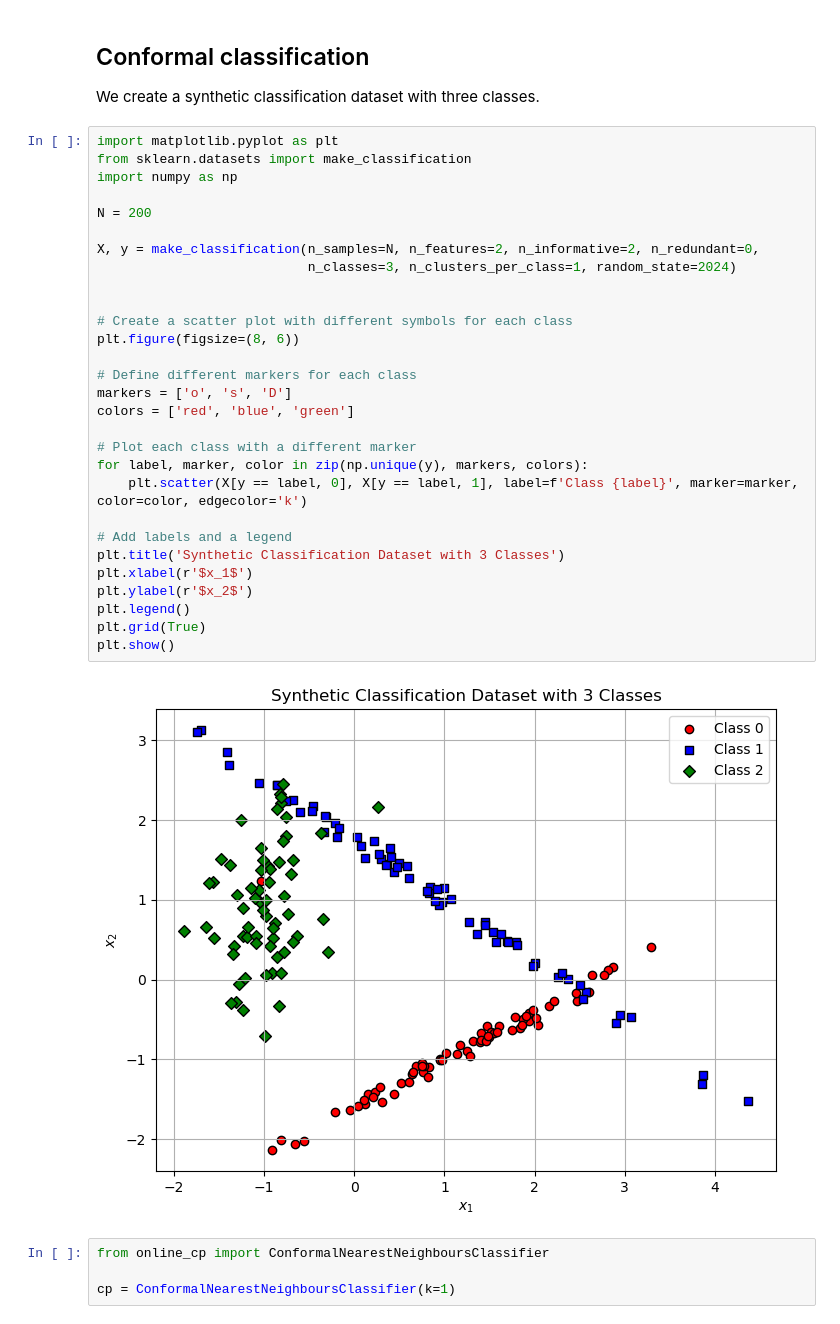
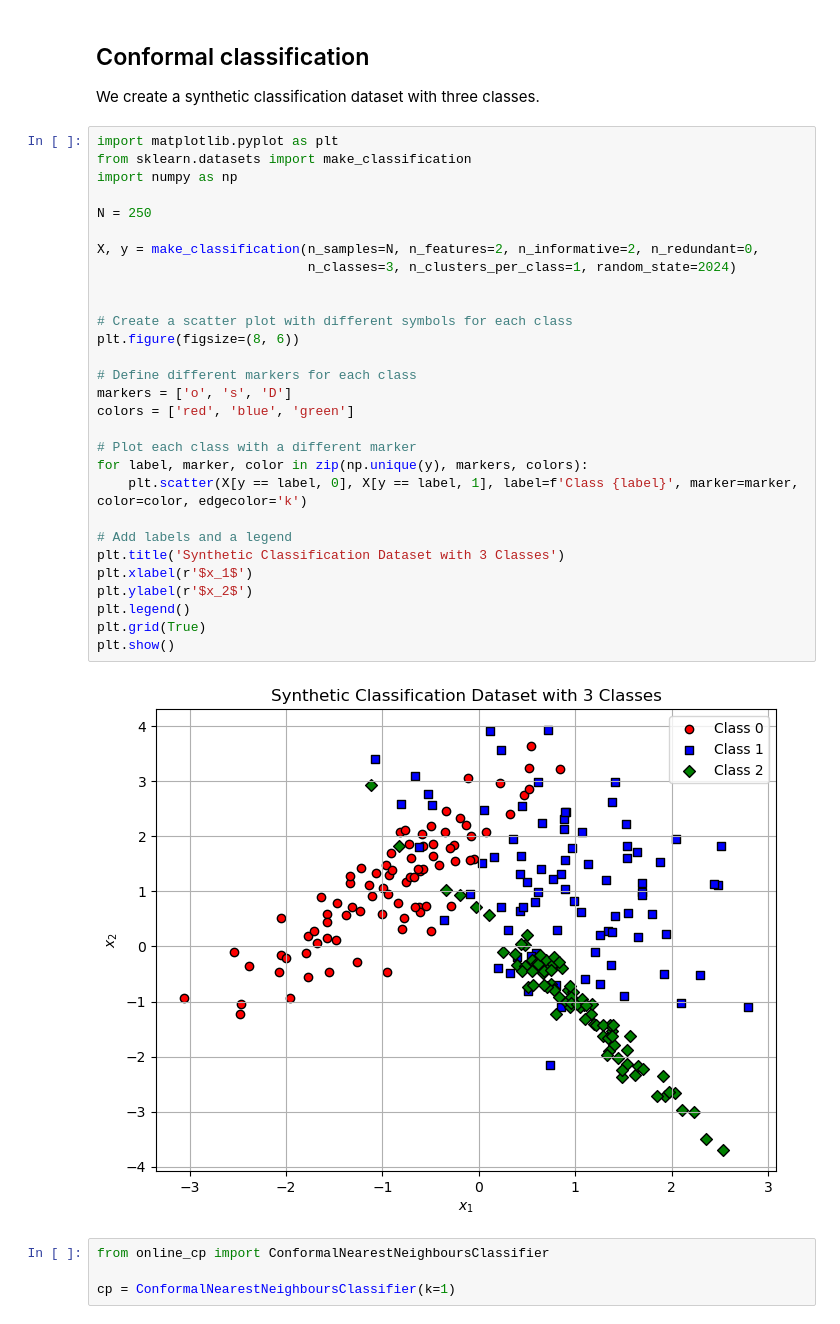
Before and after one commit to egonmedhatten/online-cp, a Jupyter notebook: notebooks/example.ipynb, the cells around one changed output. Saved outputs shown, nothing was run; the diff lists cells and outputs as text.

```diff
--- a/notebooks/example.ipynb
+++ b/notebooks/example.ipynb
@@ -6,34 +6,34 @@ We create a synthetic classification dataset with three classes.
 # %%
 import matplotlib.pyplot as plt
 from sklearn.datasets import make_classification
 import numpy as np
 
-N = 200
+N = 250
 
 X, y = make_classification(n_samples=N, n_features=2, n_informative=2, n_redundant=0,
                            n_classes=3, n_clusters_per_class=1, random_state=2024)
 
 
 # Create a scatter plot with different symbols for each class
 plt.figure(figsize=(8, 6))
 
 # Define different markers for each class
 markers = ['o', 's', 'D']
 colors = ['red', 'blue', 'green']
 
 # Plot each class with a different marker
 for label, marker, color in zip(np.unique(y), markers, colors):
     plt.scatter(X[y == label, 0], X[y == label, 1], label=f'Class {label}', marker=marker, color=color, edgecolor='k')
 
 # Add labels and a legend
 plt.title('Synthetic Classification Dataset with 3 Classes')
 plt.xlabel(r'$x_1$')
 plt.ylabel(r'$x_2$')
 plt.legend()
 plt.grid(True)
 plt.show()
 # %% [output]
-[figure, old version]
+[figure, new version]
 # %%
 from online_cp import ConformalNearestNeighboursClassifier
 
```
Also changed, not shown: parts of 9 cells of this notebook, 52 other files.
